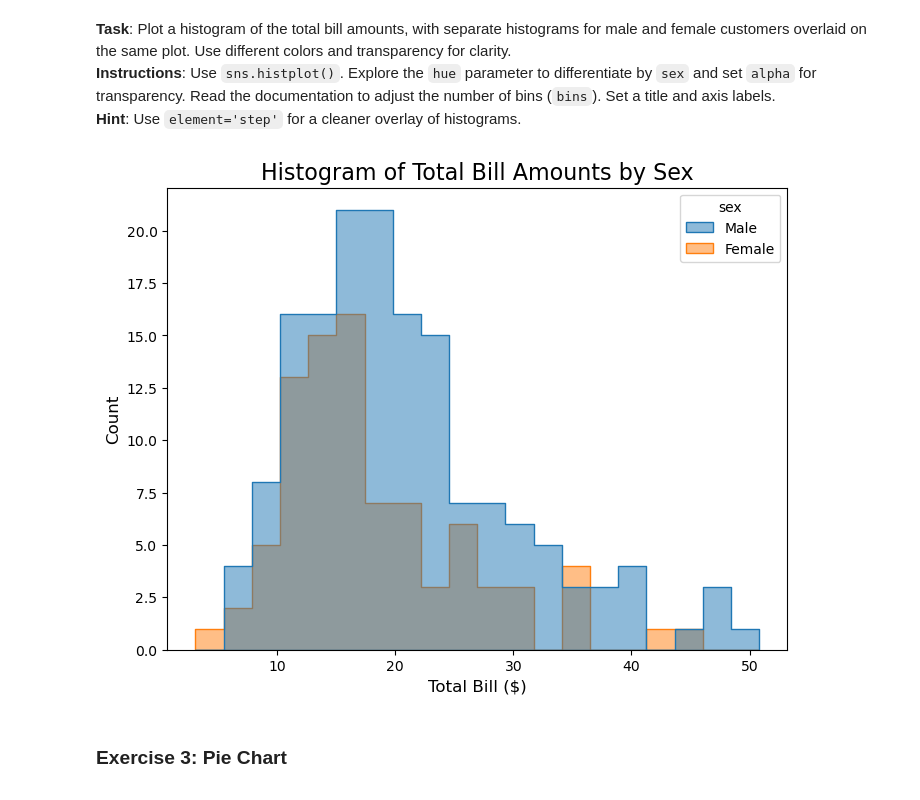
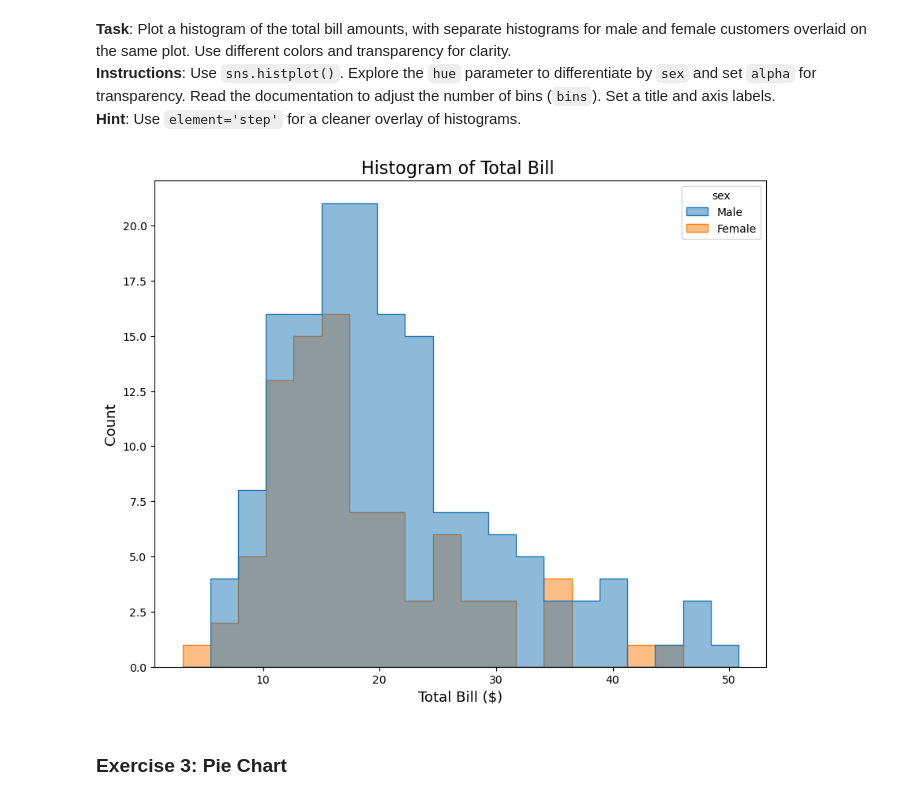
Before and after one commit to DieaAbdeltwab/ITI_Assessments_WorkSpace, a Jupyter notebook: Python/Python For Data Analysis/Matplotlib & Seaborn Lab.ipynb, the cells around one changed output. Drawn from its saved outputs; the diff is of its cells as text; code cells hidden in the pictures.

```diff
--- a/Python/Python For Data Analysis/Matplotlib & Seaborn Lab.ipynb
+++ b/Python/Python For Data Analysis/Matplotlib & Seaborn Lab.ipynb
@@ -45,18 +55,26 @@ plt.show()
 **Instructions**: Use `sns.histplot()`. Explore the `hue` parameter to differentiate by `sex` and set `alpha` for transparency. Read the documentation to adjust the number of bins (`bins`). Set a title and axis labels.
 **Hint**: Use `element='step'` for a cleaner overlay of histograms.
 # %%
-plt.figure(figsize=(8, 6))
+#==================================================================================================================================================
+# element = "step"     --> Shows bars as steps (no fill) instead of solid bars.
+# bins = 20            --> Set number of bins in histogram
+
+#==================================================================================================
+plt.figure(figsize=(10, 8))
+
+#=============================================== Seaborn Plot ===============================================
 sns.histplot(data=tips,x="total_bill",hue="sex",element="step", bins=20, alpha=0.5 )
 
-# Add title and labels
-plt.title("Histogram of Total Bill Amounts by Sex", fontsize=16)
-plt.xlabel("Total Bill ($)", fontsize=12)
-plt.ylabel("Count", fontsize=12)
+#===============================================Title and Labels=============================================
+plt.title("Histogram of Total Bill ", fontsize=16)
+plt.xlabel("Total Bill ($)", fontsize=13)
+plt.ylabel("Count", fontsize=13)
 
-# Show plot
+#===============================================Show===============================================
 plt.show()
+#==================================================================================================
 # %% [output]
-[figure, old version]
+[figure, new version]
 # %% [markdown]
 ### **Exercise 3: Pie Chart**
 # %% [markdown]
```
Also changed, not shown: parts of 11 cells of this notebook.
